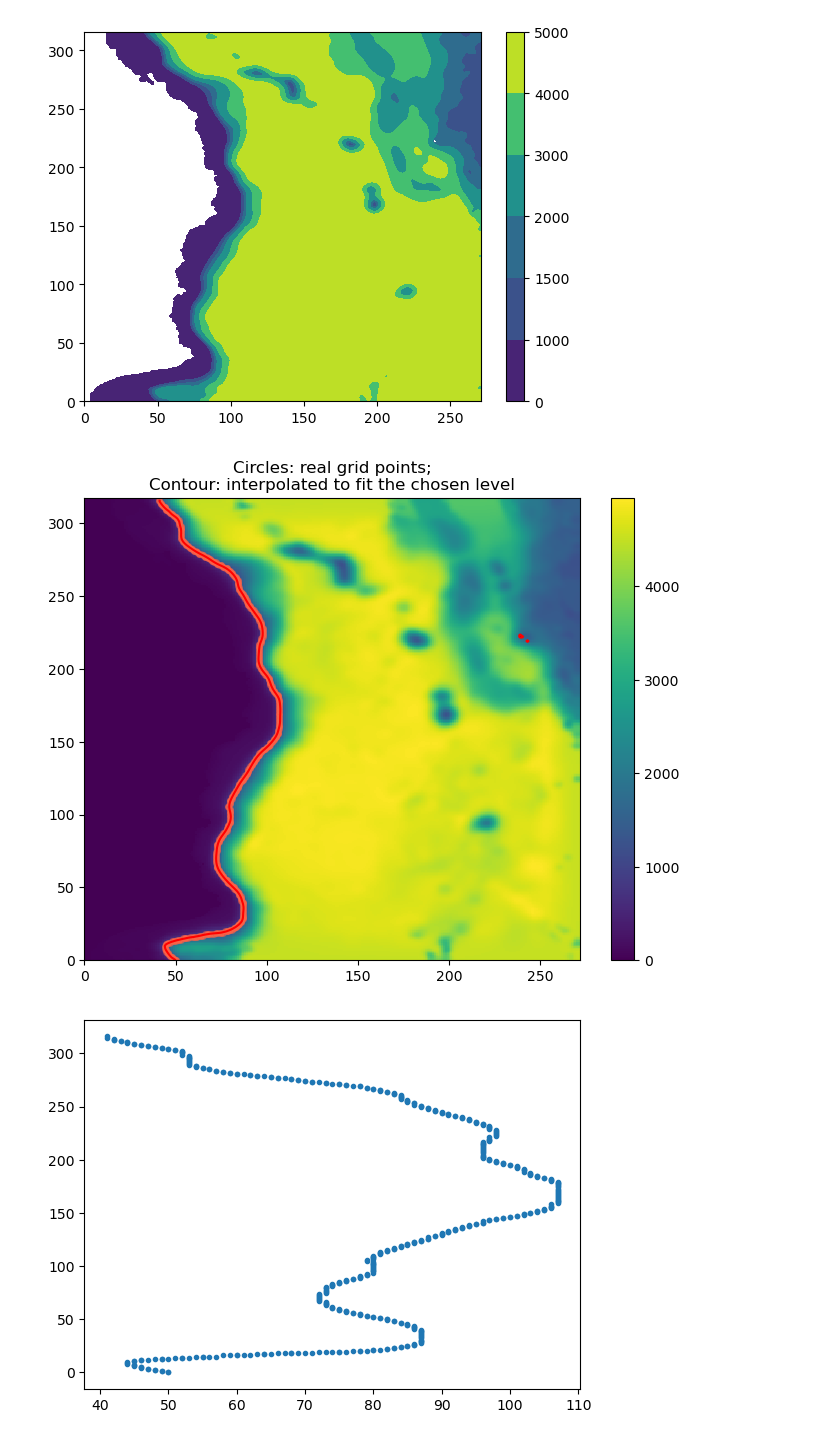
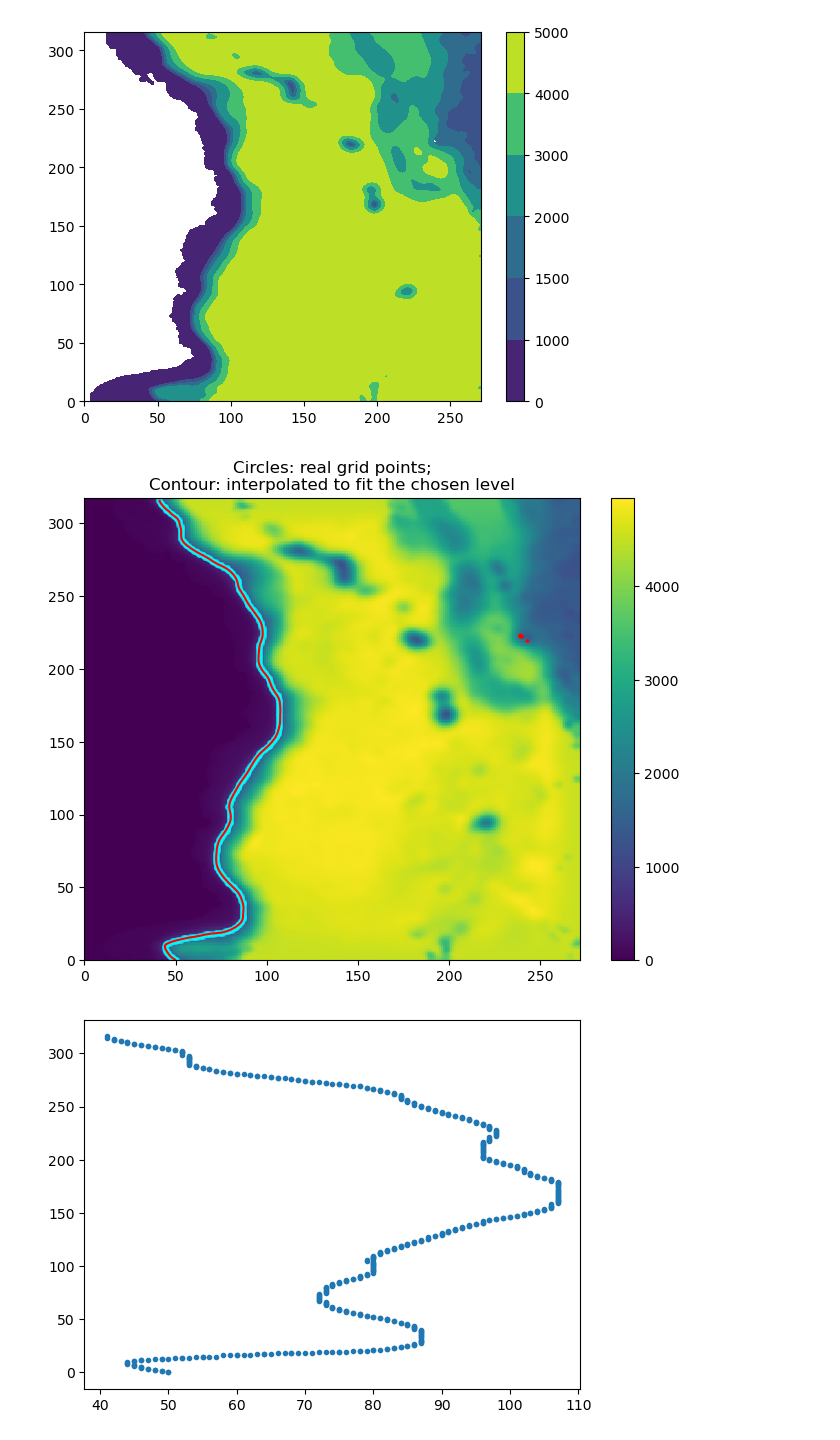
Before and after one commit to fncsobral/waom_notebook, a Jupyter notebook: OHB_shelf/Cross-1500m/testing.ipynb, the cells around one changed output. Saved outputs shown, nothing was run; the diff lists cells and outputs as text; code cells hidden in the pictures.

```diff
--- a/OHB_shelf/Cross-1500m/testing.ipynb
+++ b/OHB_shelf/Cross-1500m/testing.ipynb
@@ -5,6 +27,6 @@ import matplotlib.pyplot as plt
 # %%
-ds = xr.open_dataset('/mnt/c/Users/z5392640/OneDrive - UNSW/Documents/PhD/scientific_topics/heat_budget/neil_nci/colette/outer_avg.nc')
-# dg = xr.open_dataset('/mnt/c/Users/z5392640/OneDrive - UNSW/Documents/PhD/scientific_topics/heat_budget/neil_nci/colette/outer_dia.nc')
+# ds = xr.open_dataset('/mnt/c/Users/z5392640/OneDrive - UNSW/Documents/PhD/scientific_topics/heat_budget/neil_nci/colette/outer_avg.nc')
+ds = xr.open_dataset('/mnt/c/Users/z5392640/OneDrive - UNSW/Documents/PhD/scientific_topics/heat_budget/neil_nci/colette/outer_dia.nc')
 # ds, dg
 # %%
 # # # Selecting a small area
@@ -64,35 +88,35 @@ h = h.fillna(0)
 # Contours and grid does not perfectly match because the contour can be anything, and so, it is interpolated.
 contour_depth = 1000.
 
 x_var = lon_rho
 y_var = lat_rho
 
 fig = plt.figure(figsize = (8, 6))
 # count = 165 # contour 87 for 2000m isobath, 165 for 1500m
 x_contour = []
 y_contour = []
 
 # Create the contour:
 sc = plt.contour(h, levels=[contour_depth], colors='red')
 plt.contourf(h, levels=[0, 1000, 1500, 2000, 3000, 4000, 5000])
 plt.pcolor(h)
 plt.colorbar()
 for collection in sc.collections:
     for path in collection.get_paths():
         # print(collection.get_paths())
 
         # count += 1
         # if count ==  212:
         # Write down the lat/lon indices
         for ii in range(np.size(path.vertices[:,0])):
             if int(np.round(path.vertices[ii][0])) < 125:   #FS added to select only the shelf break contour
                 x_contour.append(int(np.round(path.vertices[ii][0])))
                 y_contour.append(int(np.round(path.vertices[ii][1])))
 
-plt.scatter(x_contour, y_contour, s=15, alpha=0.5, color='tomato');
+plt.scatter(x_contour, y_contour, s=15, alpha=0.5, color='cyan');
 plt.title('Circles: real grid points;\nContour: interpolated to fit the chosen level');
 # %% [output]
-[figure, old version]
+[figure, new version]
 # %%
 plt.plot(x_contour, y_contour, '.');
 # %% [output]
```
Also changed, not shown: parts of 7 cells of this notebook.
